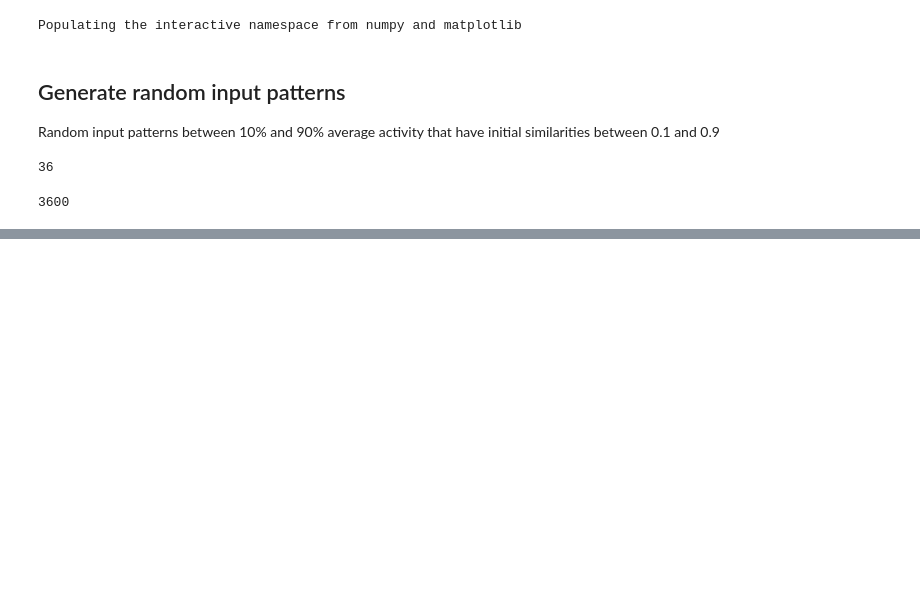
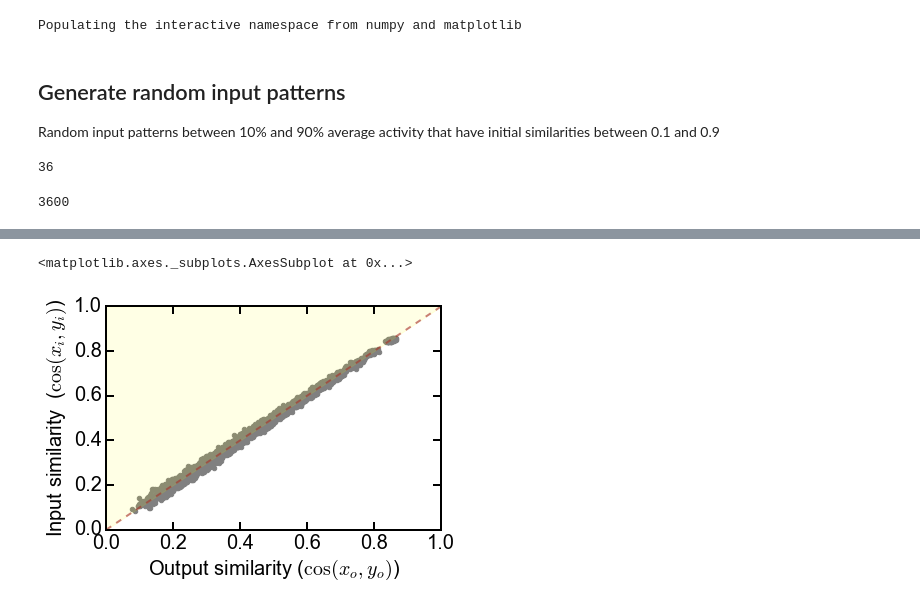
Before and after one commit to ClaudiaEsp/inet, a Jupyter notebook: Simulations/Random inhibition.ipynb, the cells around one changed output, grey strips where cells are left out. Cells and saved outputs as stored; diff of their text form; code cells hidden in the pictures; blank space fills up the shorter version.

```diff
--- a/Simulations/Random inhibition.ipynb
+++ b/Simulations/Random inhibition.ipynb
@@ -55,0 +84,5 @@ separation(inputpatterns, outputpatterns)
+# %%
+separation_plot(separation.insimilarity, separation.outsimilarity)
+# %% [output]
+<matplotlib.axes._subplots.AxesSubplot at 0x...>
+[figure, added]
```
Also changed, not shown: parts of 30 cells of this notebook, 3 other files.
